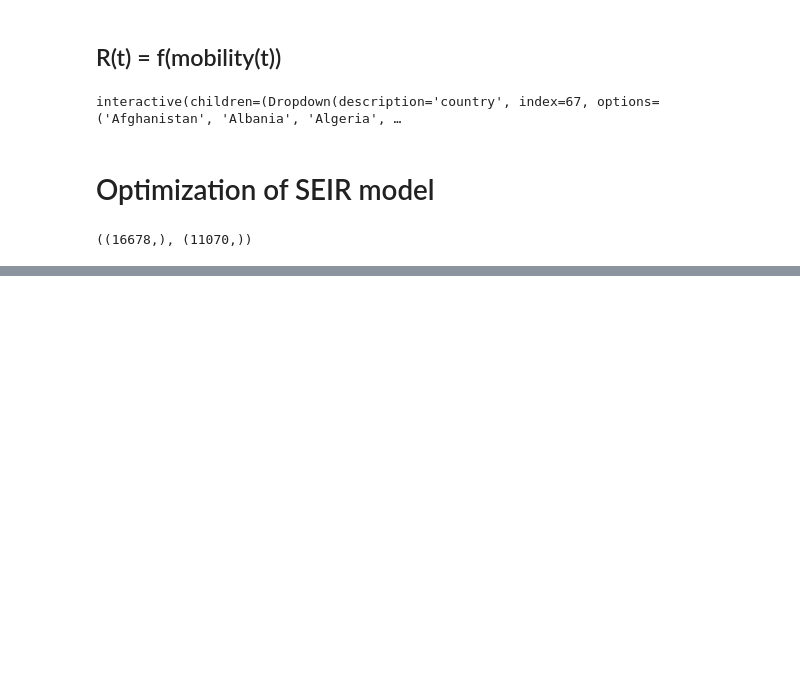
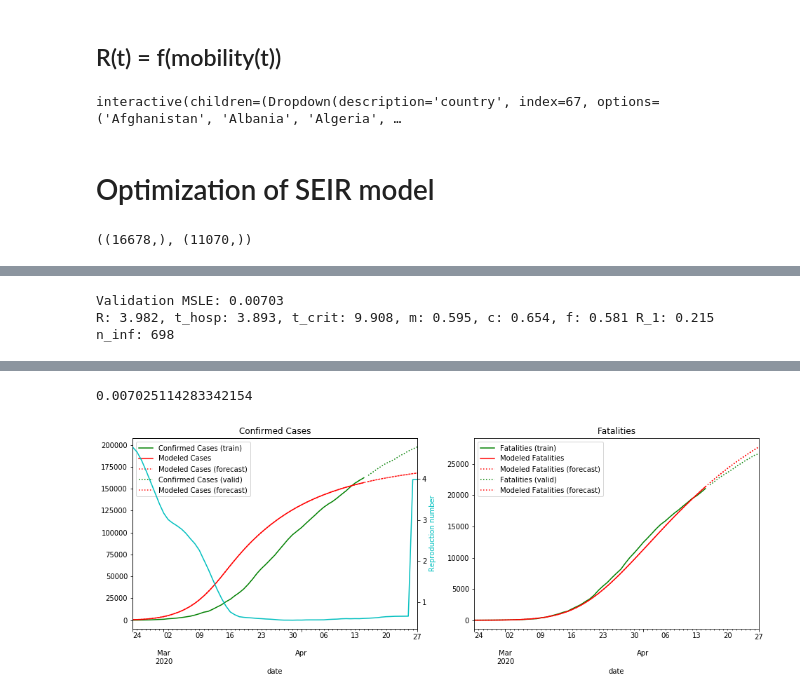
Before and after one commit to horaceg/uncover, a Jupyter notebook: working/Measures and rate.ipynb, the cells around one changed output, grey strips where cells are left out. Saved outputs shown, nothing was run; the diff lists cells and outputs as text; code cells hidden in the pictures; blank space fills up the shorter version.

Commit message:
add numpyro SI, SEIRHCD models

```diff
--- a/working/Measures and rate.ipynb
+++ b/working/Measures and rate.ipynb
@@ -829,9 +830,9 @@ train.shape, valid.shape
 # %% [output]
 ((16678,), (11070,))
 # %%
-pivot_date = '2020-04-02'
-full_cases = full.unstack()[['total_cases', 'total_deaths']].rename({'total_cases': 'ConfirmedCases', 'total_deaths': "Fatalities"}, axis=1)
+pivot_date = '2020-04-15'
+full_cases = full.unstack()[['total_cases', 'total_deaths']].rename({'total_cases': 'ConfirmedCases', 'total_deaths': "Fatalities"}, axis=1).replace(0, np.nan).dropna()
 train = full_cases.loc[ix[:, :pivot_date], :]
-valid = full_cases.loc[ix[:, pivot_date:], :]
+valid = full_cases.loc[ix[:, (pd.Timestamp(pivot_date) + pd.Timedelta(1, unit='days')):], :]
 train.shape, valid.shape
 # %% [output]
@@ -875,3 +840,3 @@ Name: value, dtype: float64
 # %%
-OPTIM_DAYS = 21  # Number of days to use for the optimisation evaluation
+OPTIM_DAYS = 10  # Number of days to use for the optimisation evaluation
 # %%
@@ -921,15 +886,25 @@ def plot_model_results(y_pred, train_data, valid_data=None):
     ax1.set_title('Confirmed Cases')
     ax2.set_title('Fatalities')
 
-    train_data.loc[ix[:, 'total_cases'], :].plot(label='Confirmed Cases (train)', color='g', ax=ax1)
-    y_pred.loc[train_data.index.get_level_values('date'), 'ConfirmedCases'].plot(label='Modeled Cases', color='r', ax=ax1)
+    train_data['ConfirmedCases'].plot(label='Confirmed Cases (train)', color='g', ax=ax1)
+    y_pred.loc[train_data.index, 'ConfirmedCases'].plot(label='Modeled Cases', color='r', ax=ax1)
     ax3 = y_pred['R'].plot(label='Reproduction number', color='c', linestyle='-', secondary_y=True, ax=ax1)
     ax3.set_ylabel("Reproduction number", fontsize=10, color='c');
 
-    train_data.loc[ix[:, 'total_deaths'], :].plot(label='Fatalities (train)', color='g', ax=ax2)
-    y_pred.loc[train_data.index.get_level_values('date'), 'Fatalities'].plot(label='Modeled Fatalities', color='r', ax=ax2)
+    train_data['Fatalities'].plot(label='Fatalities (train)', color='g', ax=ax2)
+    y_pred.loc[train_data.index, 'Fatalities'].plot(label='Modeled Fatalities', color='r', ax=ax2)
 
     y_pred.loc[:, 'ConfirmedCases'].plot(label='Modeled Cases (forecast)', color='r', linestyle=':', ax=ax1)
     y_pred.loc[:, 'Fatalities'].plot(label='Modeled Fatalities (forecast)', color='r', linestyle=':', ax=ax2)
 
+    if valid_data is not None:
+        valid_data['ConfirmedCases'].plot(label='Confirmed Cases (valid)', color='g', linestyle=':', ax=ax1)
+        valid_data['Fatalities'].plot(label='Fatalities (valid)', color='g', linestyle=':', ax=ax2)
+        y_pred.loc[valid_data.index, 'ConfirmedCases'].plot(label='Modeled Cases (forecast)', color='r', linestyle=':', ax=ax1)
+        y_pred.loc[valid_data.index, 'Fatalities'].plot(label='Modeled Fatalities (forecast)', color='r', linestyle=':', ax=ax2)
+    else:
+        y_pred.loc[:, 'ConfirmedCases'].plot(label='Modeled Cases (forecast)', color='r', linestyle=':', ax=ax1)
+        y_pred.loc[:, 'Fatalities'].plot(label='Modeled Fatalities (forecast)', color='r', linestyle=':', ax=ax2)
+
     ax1.legend(loc='best')
+    ax2.legend(loc='best')
@@ -1032,0 +1007,5 @@ ValueError: Found input variables with inconsistent numbers of samples: [27, 0]
+# %%
+fit_model("Italy")
+# %% [output]
+Validation MSLE: 0.00703
+R: 3.982, t_hosp: 3.893, t_crit: 9.908, m: 0.595, c: 0.654, f: 0.581 R_1: 0.215 n_inf: 698
@@ -1032,0 +1013,2 @@ ValueError: Found input variables with inconsistent numbers of samples: [27, 0]
+0.007025114283342154
+[figure, added]
```
Also changed, not shown: parts of 11 cells of this notebook, 4 other files.
